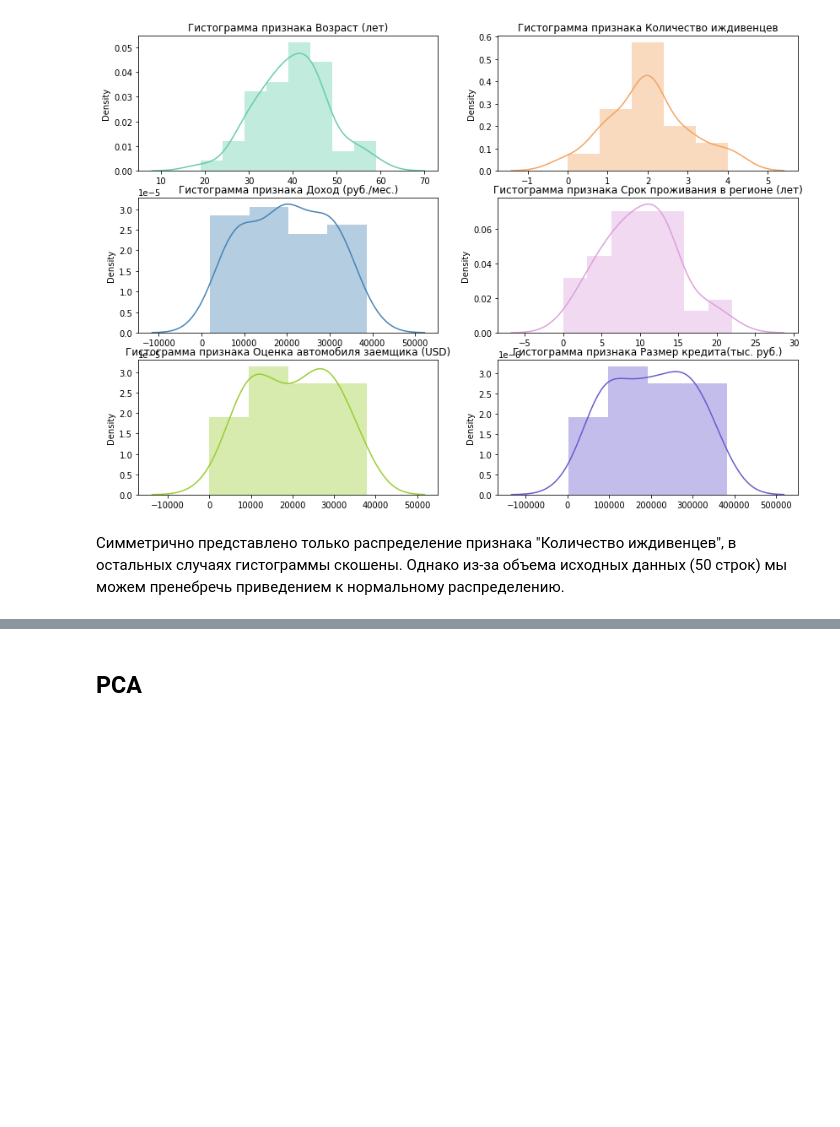
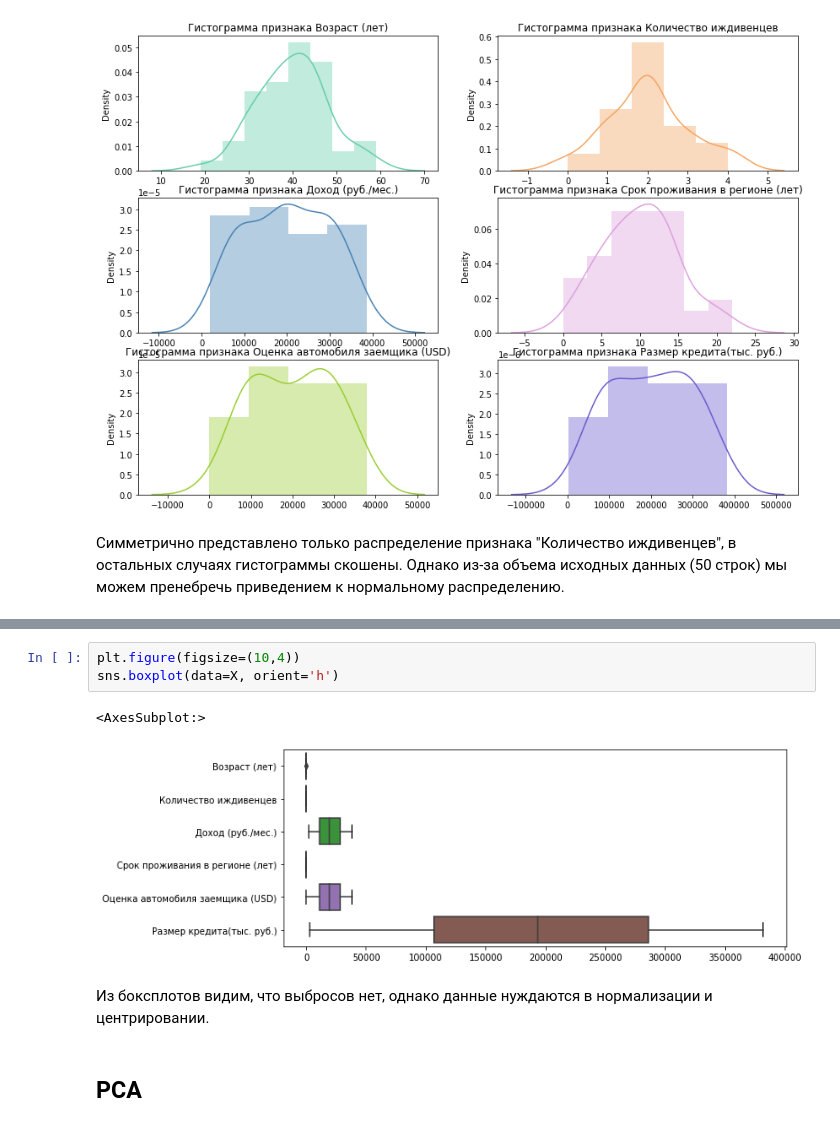
Before and after one commit to zozunin/classic-data-analysis-methods, a Jupyter notebook: DZ2_13.ipynb, the cells around one changed output, grey strips where cells are left out. Drawn from its saved outputs; the diff is of its cells as text; blank space fills up the shorter version.

```diff
--- a/DZ2_13.ipynb
+++ b/DZ2_13.ipynb
@@ -66,3 +78,11 @@ for i in range (len(colors)):
+# %%
+plt.figure(figsize=(10,4))
+sns.boxplot(data=X, orient='h')
+# %% [output]
+<AxesSubplot:>
+[figure, added]
+# %% [markdown]
+Из боксплотов видим, что выбросов нет, однако данные нуждаются в нормализации и центрировании.
 # %% [markdown]
 ## PCA
 # %% [markdown]
```
Also changed, not shown: parts of 2 cells of this notebook.
